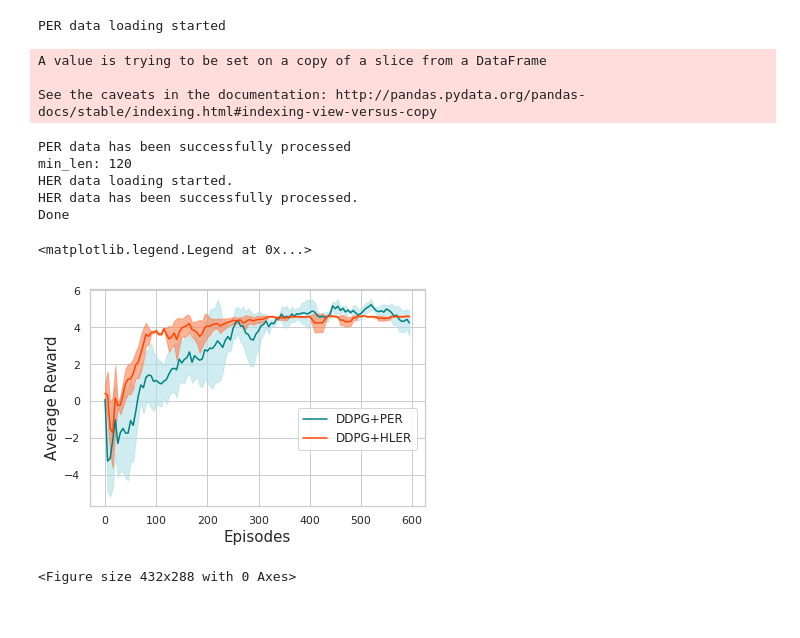
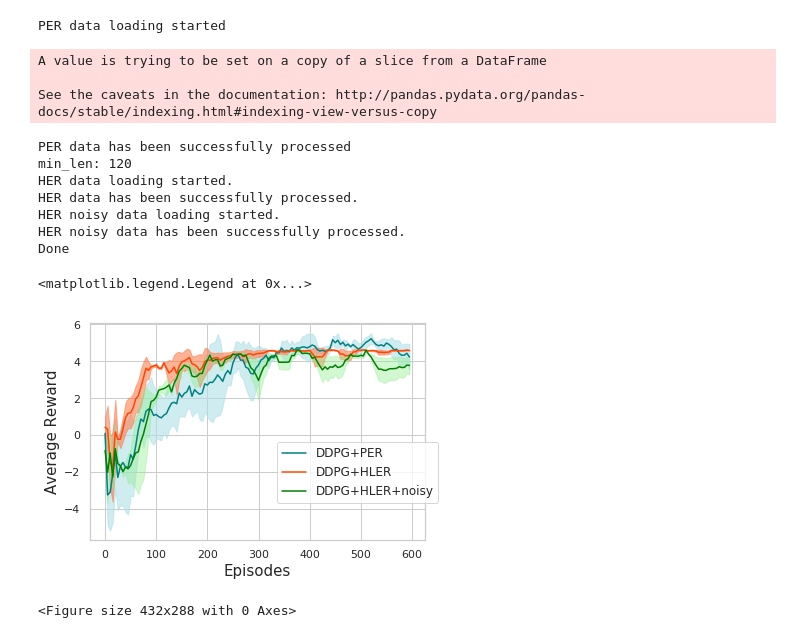
Before and after one commit to Miyembe/Turtlebot3_Pheromone, a Jupyter notebook: src/plot_script/reward_plot_exp1.ipynb, the cells around one changed output. Drawn from its saved outputs; the diff is of its cells as text; code cells hidden in the pictures.

```diff
--- a/src/plot_script/reward_plot_exp1.ipynb
+++ b/src/plot_script/reward_plot_exp1.ipynb
@@ -71,6 +71,23 @@ print("HER data has been successfully processed.")
 data_mean_her, data_std_her, min_len = mean_std(avg_data_her1, avg_data_her2, avg_data_her3)
 upper_data_her = data_mean_her + data_std_her
 lower_data_her = data_mean_her - data_std_her
+
+# HER noisy plot
+print("HER noisy data loading started.")
+data_her_noisy1 = pd.read_csv("~/catkin_ws/src/Turtlebot3_Pheromone/src/results/training_results/reward_20210424-205320_1_HER_noisy.csv")
+data_her_noisy2 = pd.read_csv("~/catkin_ws/src/Turtlebot3_Pheromone/src/results/training_results/reward_20210424-205320_1_HER_noisy.csv")
+data_her_noisy3 = pd.read_csv("~/catkin_ws/src/Turtlebot3_Pheromone/src/results/training_results/reward_20210424-205320_1_HER_noisy.csv")
+avg_data_her_noisy1 = average_data(data_her_noisy1, 5)
+#avg_data_her1 = average_data(avg_data_her1, 5)
+avg_data_her_noisy2 = average_data(data_her_noisy2, 5)
+#avg_data_her2 = average_data(avg_data_her2, 5)
+avg_data_her_noisy3 = average_data(data_her_noisy3, 5)
+#avg_data_her3 = average_data(avg_data_her3, 5)
+print("HER noisy data has been successfully processed.")
+
+data_mean_her_noisy, data_std_her_noisy, min_len = mean_std(avg_data_her_noisy1, avg_data_her_noisy2, avg_data_her_noisy3)
+upper_data_her_noisy = data_mean_her_noisy + data_std_her_noisy
+lower_data_her_noisy = data_mean_her_noisy - data_std_her_noisy
 # Episode length calculation
 eps = []
 for i in range(min_len):
@@ -86,28 +103,32 @@ PER data has been successfully processed
 min_len: 120
 HER data loading started.
 HER data has been successfully processed.
+HER noisy data loading started.
+HER noisy data has been successfully processed.
 Done
 # %%
 #avg_data = average_data(avg_data, 5)
 #print(data)
 #print(avg_data)
 
 
 sns.set(style="whitegrid")
 plt.plot(eps, data_mean_per, color="teal", label="DDPG+PER")
 plt.rcParams['font.family'] = 'cursive'
 plt.rc('font',**{'family':'serif','serif':['Times']})
 plt.fill_between(eps, upper_data_per, lower_data_per, color="powderblue", alpha=0.6)
 plt.plot(eps, data_mean_her, color="orangered", label="DDPG+HLER")
 plt.fill_between(eps, upper_data_her, lower_data_her, color="coral", alpha=0.6)
+plt.plot(eps, data_mean_her_noisy, color="green", label="DDPG+HLER+noisy")
+plt.fill_between(eps, upper_data_her_noisy, lower_data_her_noisy, color="lightgreen", alpha=0.4)
 plt.xlabel("Episodes", fontsize=15)
 plt.ylabel("Average Reward", fontsize=15)
 plt.legend()
 plt.legend(loc='upper center',bbox_to_anchor=(0.80, 0.480), fontsize=12)
 #reward_plot = sns.lineplot(data=avg_data, x="Episode", y="Average Reward")
 # %% [output]
 <matplotlib.legend.Legend at 0x...>
-[figure, old version]
+[figure, new version]
 # %%
 plt.savefig('/home/sub/catkin_ws/src/Turtlebot3_Pheromone/src/log/figures/reward_exp1.png', dpi=300)
 # %% [output]
```
Also changed, not shown: 4 other files.
